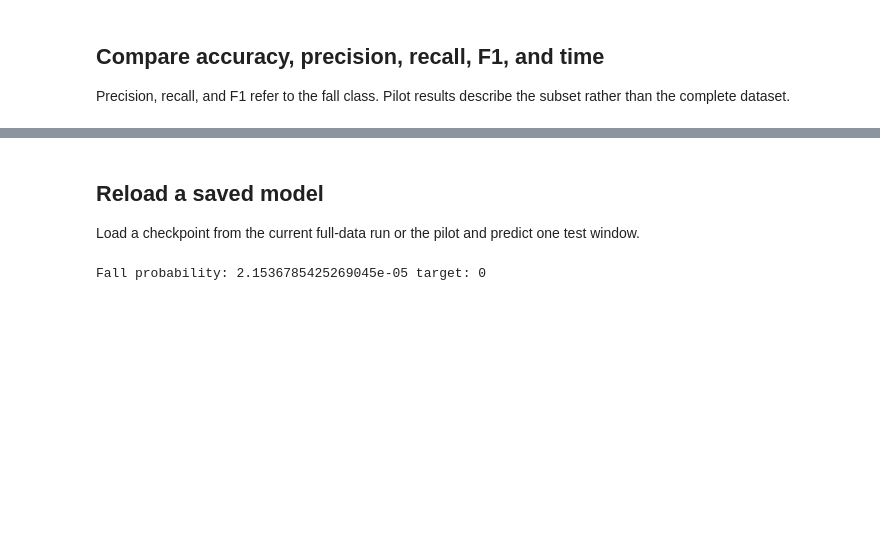
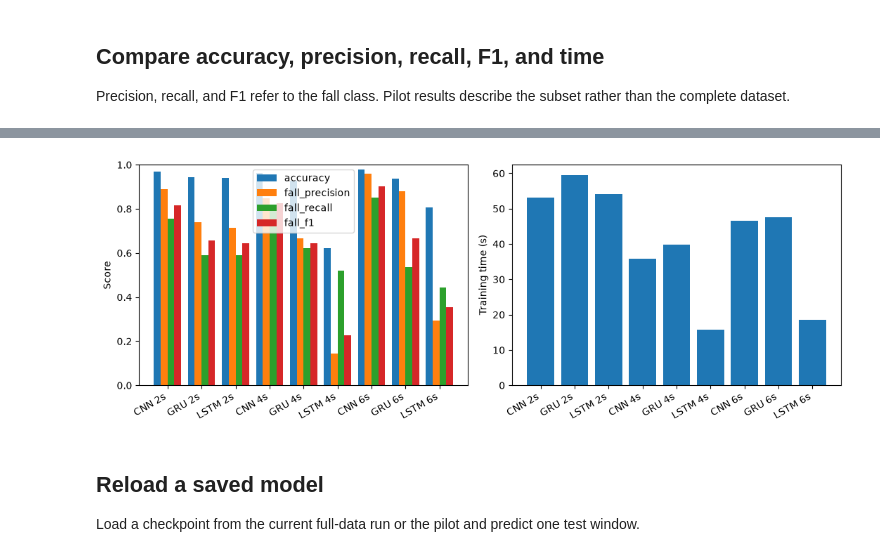
Before and after one commit to khaelano/radio-fall, a Jupyter notebook: notebooks/latest/03_training.ipynb, the cells around one changed output, grey strips where cells are left out. Drawn from its saved outputs; the diff is of its cells as text; code cells hidden in the pictures; blank space fills up the shorter version.

```diff
--- a/notebooks/latest/03_training.ipynb
+++ b/notebooks/latest/03_training.ipynb
@@ -905,3 +979,34 @@ shape: (9, 8)
+# %%
+if comparison_rows:
+    import matplotlib.pyplot as plt
+
+    labels = [
+        f"{row['model']} {row['duration_seconds']}s"
+        for row in comparison.iter_rows(named=True)
+    ]
+    positions = np.arange(len(labels))
+    fig, axes = plt.subplots(1, 2, figsize=(max(10, len(labels) * 1.2), 4))
+    metrics = ("accuracy", "fall_precision", "fall_recall", "fall_f1")
+    width = 0.2
+    for offset, name in enumerate(metrics):
+        axes[0].bar(
+            positions + (offset - 1.5) * width,
+            comparison[name].to_numpy(),
+            width,
+            label=name,
+        )
+    axes[0].set_xticks(positions, labels, rotation=30, ha="right")
+    axes[0].set_ylim(0, 1)
+    axes[0].set_ylabel("Score")
+    axes[0].legend()
+    axes[1].bar(positions, comparison["training_seconds"].to_numpy())
+    axes[1].set_xticks(positions, labels, rotation=30, ha="right")
+    axes[1].set_ylabel("Training time (s)")
+    fig.tight_layout()
+    fig.savefig(PYTORCH_RUN / "comparison.png", dpi=150)
+    plt.show()
+# %% [output]
+[figure, added]
 # %% [markdown]
 ## Reload a saved model
 
@@ -912,22 +1017,24 @@ LOAD_WINDOW_SECONDS = 2
 
 if RUN_FULL_TRAINING or RUN_PILOT:
     if RUN_FULL_TRAINING:
-        model_dir = PYTORCH_RUN / "full" / f"{LOAD_WINDOW_SECONDS}s" / LOAD_MODEL
+        model_dir = MODEL_RUN / "full" / f"{LOAD_WINDOW_SECONDS}s" / LOAD_MODEL
         load_frame_path = split_path
         load_normalizer_path = (
-            PYTORCH_RUN / "full" / f"normalizer-{LOAD_WINDOW_SECONDS}s.npz"
+            MODEL_RUN / "full" / f"normalizer-{LOAD_WINDOW_SECONDS}s.npz"
         )
     elif LOAD_WINDOW_SECONDS == PILOT_DURATION:
-        model_dir = PYTORCH_RUN
+        model_dir = MODEL_RUN / "pilot"
         load_frame_path = selection_path
         load_normalizer_path = normalizer_path
     else:
         raise ValueError("The pilot has a checkpoint only for PILOT_DURATION.")
 
-    saved_metrics = json.loads((model_dir / "metrics.json").read_text())
+    saved_metrics = json.loads(
+        (model_dir / f"{LOAD_MODEL}-{LOAD_WINDOW_SECONDS}s.json").read_text()
+    )
     load_device = torch.device(selected_device)
     loaded_model = MODELS[LOAD_MODEL](
-        1964 if SAMPLE_RATE == 120 else 1960, saved_metrics["config"]["hidden_size"]
+        saved_metrics["features"], saved_metrics["config"]["hidden_size"]
     ).to(load_device)
     checkpoint = model_dir / f"{LOAD_MODEL}-{LOAD_WINDOW_SECONDS}s.pt"
     loaded_model.load_state_dict(
@@ -948,5 +1055,3 @@ if RUN_FULL_TRAINING or RUN_PILOT:
     print("Fall probability:", probability, "target:", rows[0]["target"])
 else:
     print("Run the pilot or full-data training before reloading a model.")
-# %% [output]
-Fall probability: 2.1536785425269045e-05 target: 0
```
Also changed, not shown: parts of 17 cells of this notebook, 42 other files.
